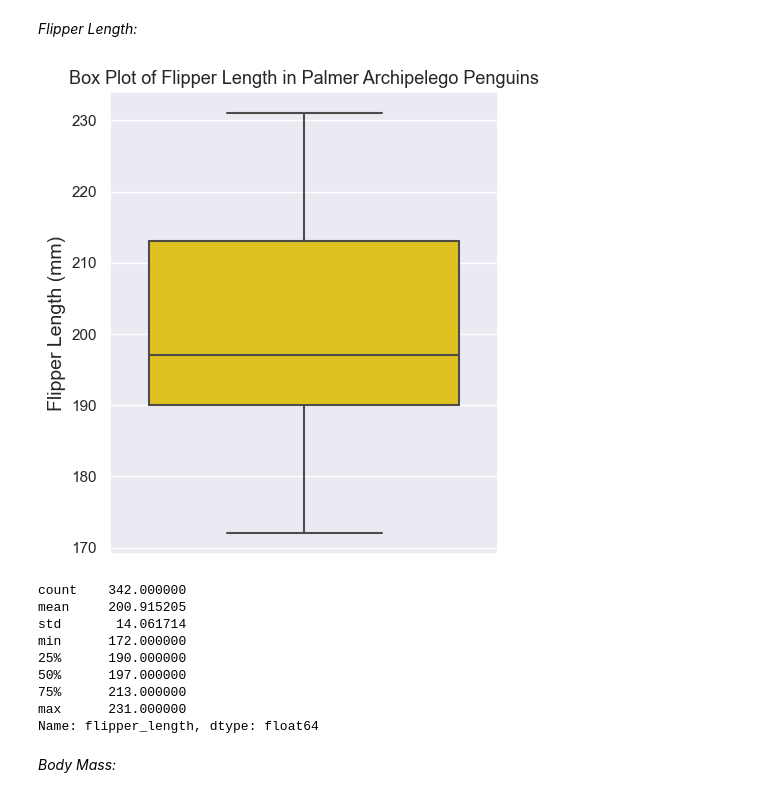
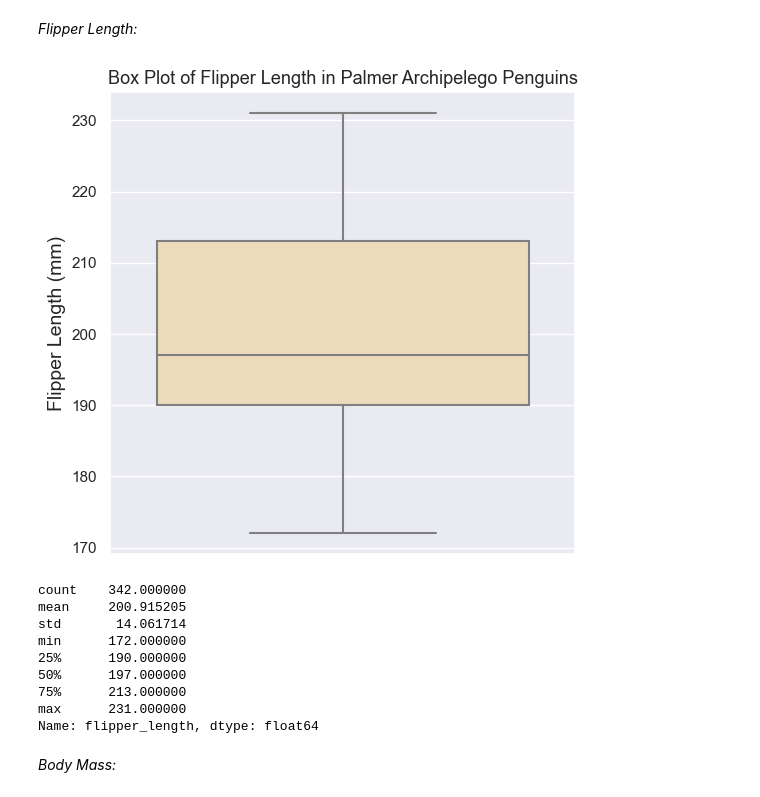
Before and after one commit to jmce22/fund_data, a Jupyter notebook: tasks.ipynb, the cells around one changed output. Saved outputs shown, nothing was run; the diff lists cells and outputs as text; code cells hidden in the pictures.

```diff
--- a/tasks.ipynb
+++ b/tasks.ipynb
@@ -979,15 +962,16 @@ Name: bill_depth, dtype: float64
 # %% [markdown]
 *Flipper Length:*
 # %%
-plt.figure(figsize=(5, 6))
-sns.boxplot(y='flipper_length', data=df, color = 'gold')
+plt.figure(figsize=(6, 6))
+sns.boxplot(y='flipper_length', data=df, color = 'wheat')
 plt.title('Box Plot of Flipper Length in Palmer Archipelego Penguins', fontsize = 13)
 plt.ylabel('Flipper Length (mm)', fontsize = 14)
+plt.savefig('task_images/Boxplot_flipper_length.png')
 plt.show()
 
 print(flipper_length_stats)  # from task 3
 # %% [output]
-[figure, old version]
+[figure, new version]
 count    342.000000
 mean     200.915205
 std       14.061714
```
Also changed, not shown: parts of 29 cells of this notebook, 28 other files.
